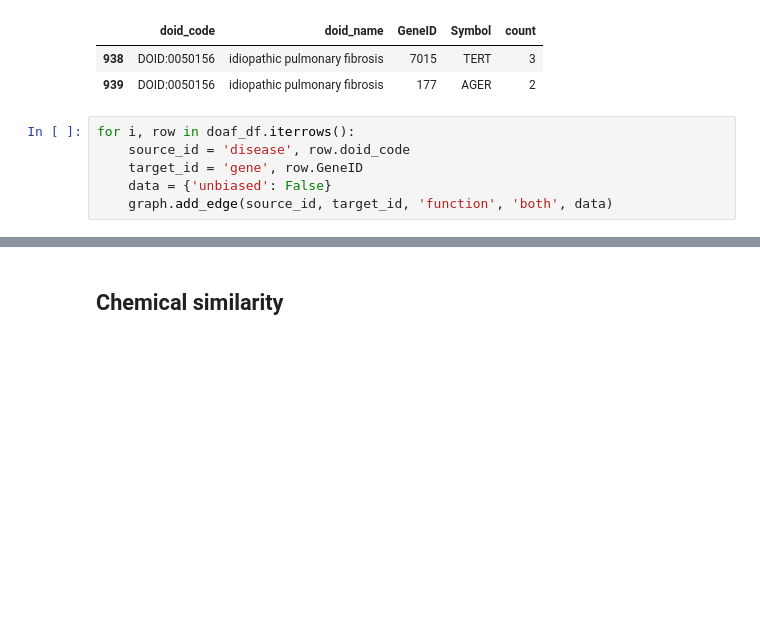
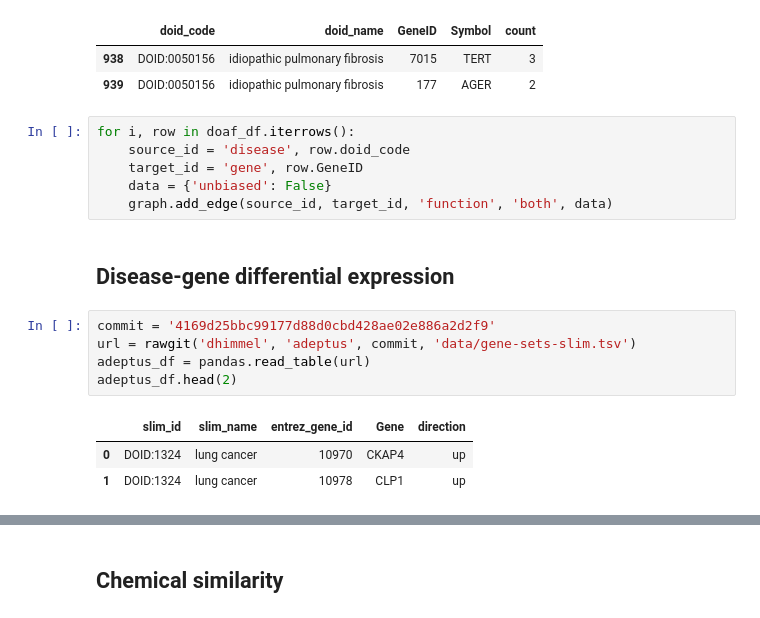
Before and after one commit to dhimmel/integrate, a Jupyter notebook: integrate.ipynb, the cells around one changed output, grey strips where cells are left out. Cells and saved outputs as stored; diff of their text form; blank space fills up the shorter version.

```diff
--- a/integrate.ipynb
+++ b/integrate.ipynb
@@ -211,3 +213,14 @@ for i, row in doaf_df.iterrows():
     target_id = 'gene', row.GeneID
     data = {'unbiased': False}
     graph.add_edge(source_id, target_id, 'function', 'both', data)
+# %% [markdown]
+## Disease-gene differential expression
+# %%
+commit = '4169d25bbc99177d88d0cbd428ae02e886a2d2f9'
+url = rawgit('dhimmel', 'adeptus', commit, 'data/gene-sets-slim.tsv')
+adeptus_df = pandas.read_table(url)
+adeptus_df.head(2)
+# %% [output]
+|  | slim_id | slim_name | entrez_gene_id | Gene | direction |
+| 0 | DOID:1324 | lung cancer | 10970 | CKAP4 | up |
+| 1 | DOID:1324 | lung cancer | 10978 | CLP1 | up |
```
Also changed, not shown: parts of 10 cells of this notebook, 1 other file.
